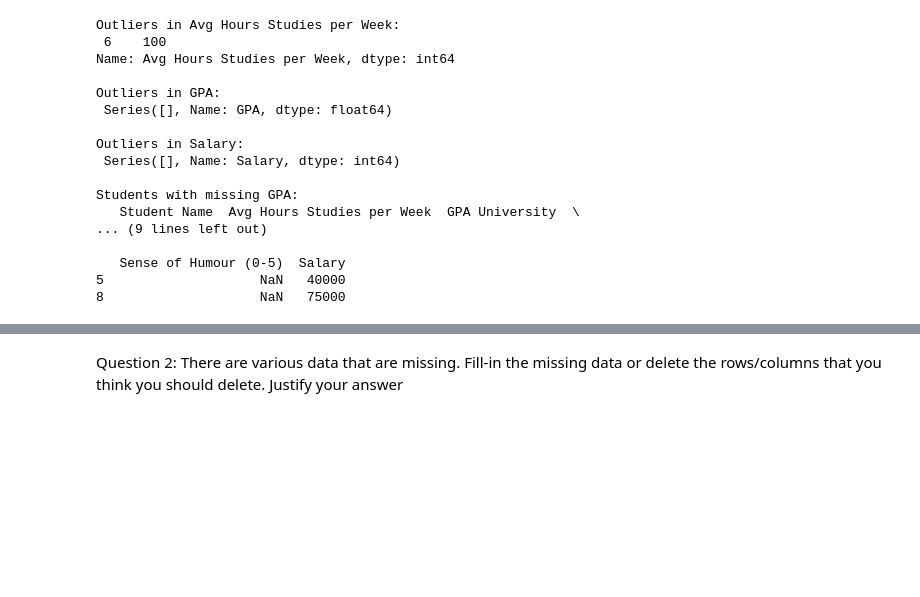
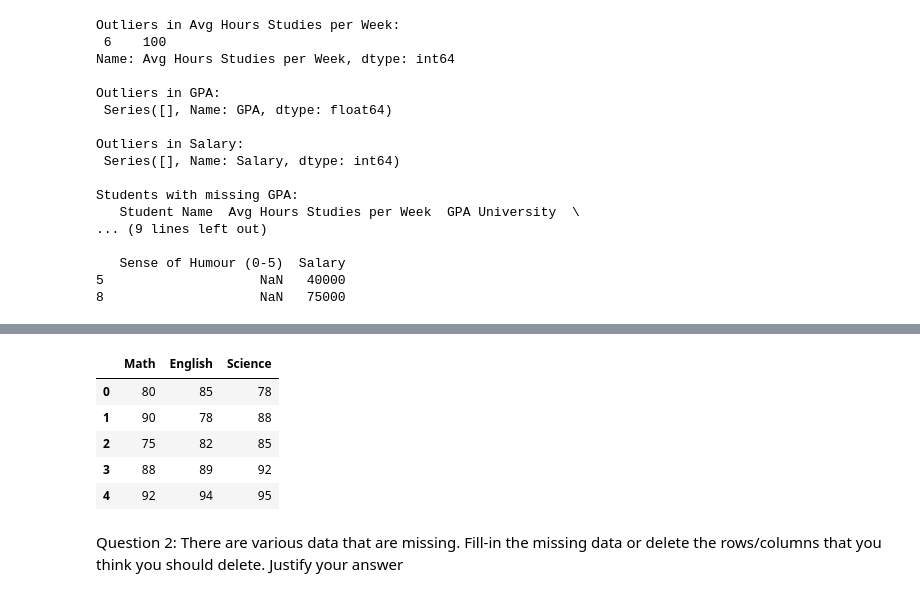
Before and after one commit to MiraHatoum/-AAI614_Hatoum, a Jupyter notebook: notebook3_2.ipynb, the cells around one changed output, grey strips where cells are left out. Saved outputs shown, nothing was run; the diff lists cells and outputs as text; code cells hidden in the pictures; blank space fills up the shorter version.

```diff
--- a/notebook3_2.ipynb
+++ b/notebook3_2.ipynb
@@ -92,3 +138,18 @@ Students with missing GPA:
+# %%
+#fill in the null in the datset with median for numeric values and mode as most frequent for object values
+for col in grads.columns:
+  if grads[col].dtypes != 'object':
+    grads[col] = grads[col].fillna(grads[col].mean())
+  else:
+    grads[col] = grads[col].fillna(grads[col].mode()[0])
+grads
+# %% [output]
+|  | Math | English | Science |
+| 0 | 80 | 85 | 78 |
+| 1 | 90 | 78 | 88 |
+| 2 | 75 | 82 | 85 |
+| 3 | 88 | 89 | 92 |
+| 4 | 92 | 94 | 95 |
 # %% [markdown]
 Question 2: There are various data that are missing.  Fill-in the missing data or delete the rows/columns that you think you should delete.  Justify your answer
 # %%
```
Also changed, not shown: parts of 3 cells of this notebook.
